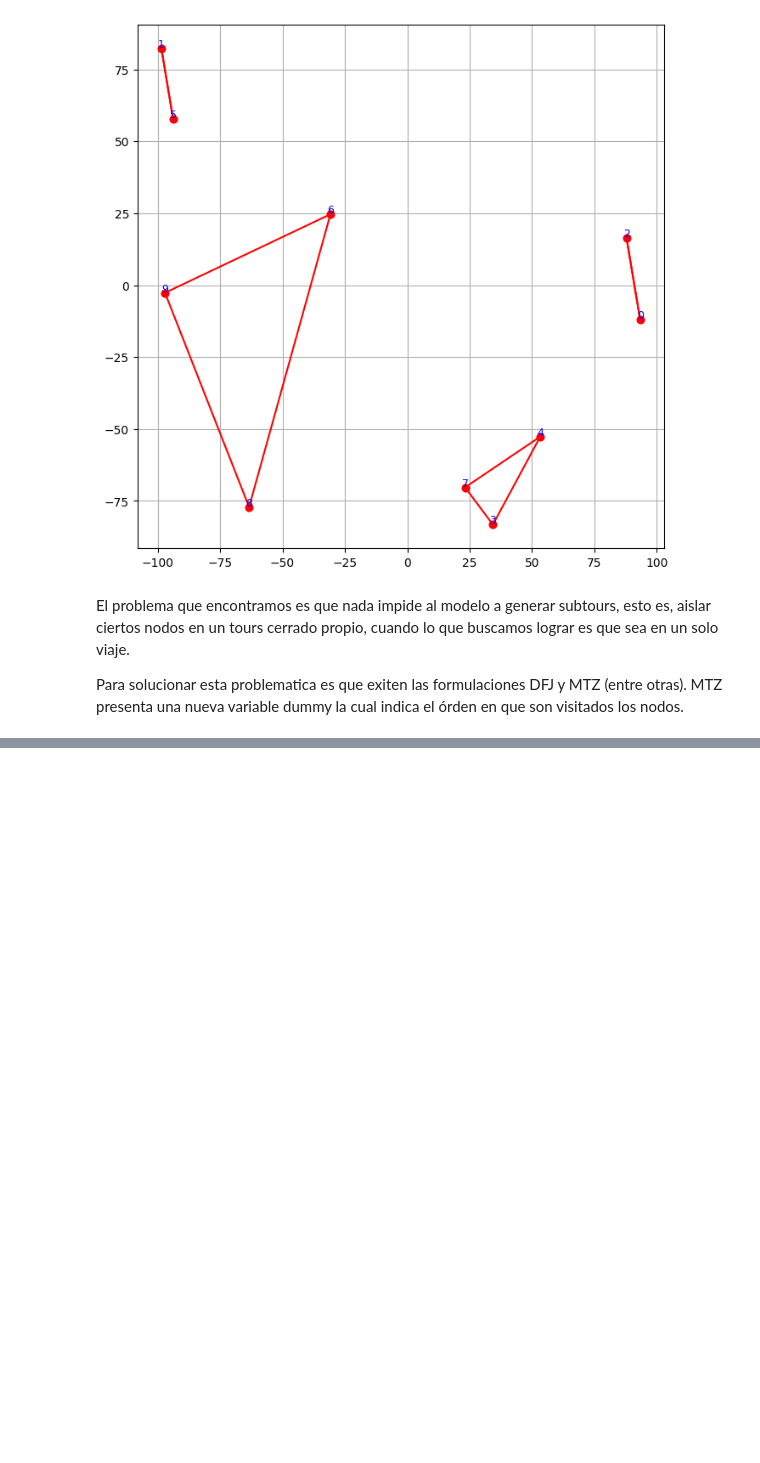
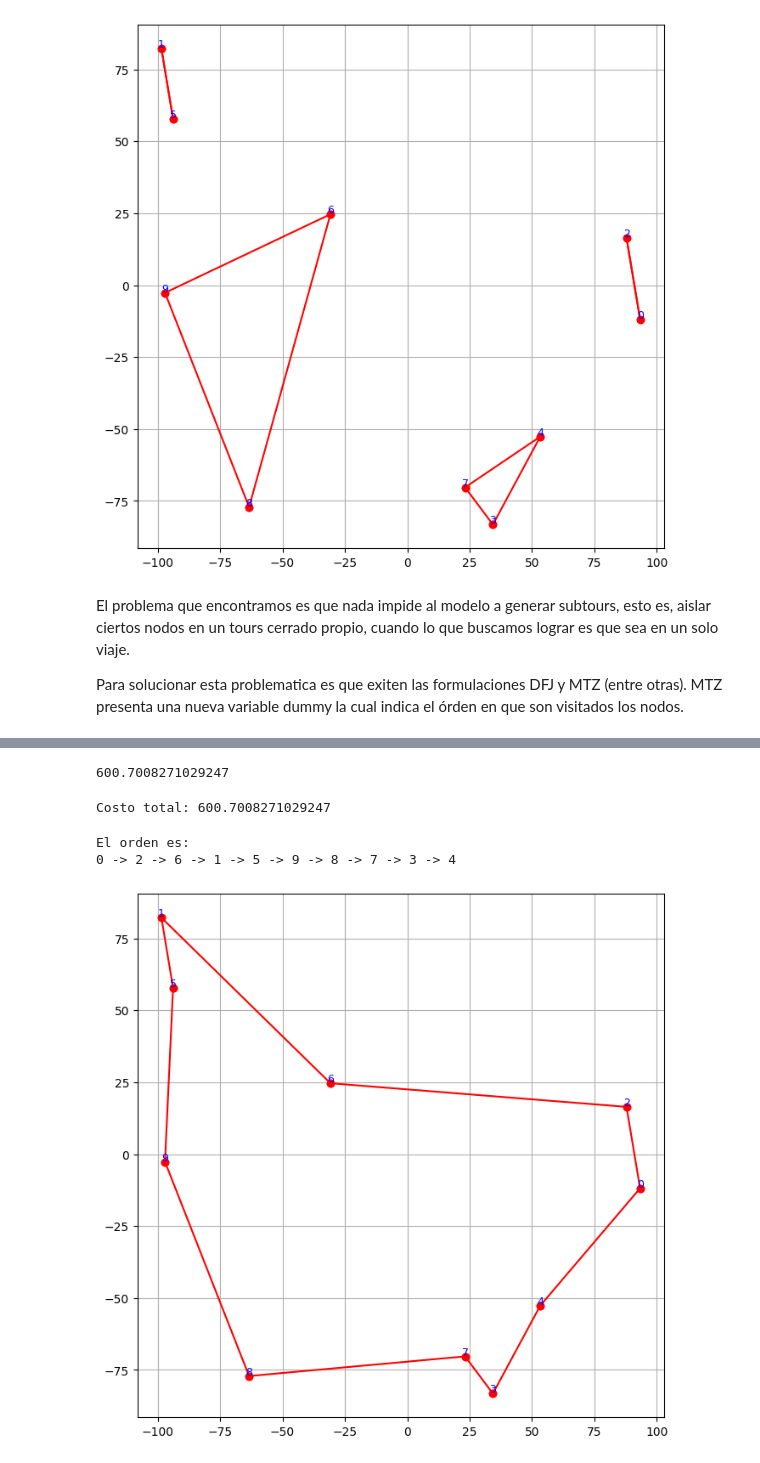
Before and after one commit to josekeh/InvestigacionOperativa, a Jupyter notebook: src/TSP-VRP.ipynb, the cells around one changed output, grey strips where cells are left out. Saved outputs shown, nothing was run; the diff lists cells and outputs as text; code cells hidden in the pictures; blank space fills up the shorter version.

```diff
--- a/src/TSP-VRP.ipynb
+++ b/src/TSP-VRP.ipynb
@@ -187,0 +198,36 @@ Para solucionar esta problematica es que exiten las formulaciones DFJ y MTZ (ent
+# %%
+# Definimos el modelo
+modelo_mtz = pywraplp.Solver.CreateSolver('SAT')
+
+list_index_puntos = list(puntos.index)
+
+# uso n como n-1 ya que arranco de indice 0 en la lista. Por esto en mtz no resto 1 ni en u_i
+n = max(list_index_puntos)
+
+# Definimos variables
+
+x_ij={i:{j: modelo_mtz.IntVar(0,1,'x_'+str(i)+'_'+str(j)) for j in points_sub(list_index_puntos, i)} for i in list_index_puntos}
+u_i = {i: modelo_mtz.IntVar(1,n,'u_'+str(i)) for i in points_sub(list_index_puntos, 0)}
+
+# Definimos la función objetivo
+obj_expr = sum(x_ij[i][j] * distancias[i][j] for i in list_index_puntos for j in points_sub(list_index_puntos, i))
+
+
+#Restricciones:
+
+#1
+for j in list_index_puntos:
+    modelo_mtz.Add(sum(x_ij[i][j] for i in points_sub(list_index_puntos, j)) == 1)
+
+#2
+for i in list_index_puntos:
+    modelo_mtz.Add(sum(x_ij[i][j] for j in points_sub(list_index_puntos, i)) == 1)
+
+#3
+for i in points_sub(list_index_puntos, 0):
+    for j in points_sub(points_sub(list_index_puntos, 0), i):
+        modelo_mtz.Add(u_i[i] - u_i[j] + 1 <= n * (1- x_ij[i][j]))
+
+
+# Solver
+modelo_mtz.Minimize(obj_expr)
@@ -187,0 +237,32 @@ Para solucionar esta problematica es que exiten las formulaciones DFJ y MTZ (ent
+# %%
+modelo_mtz.Objective().Value()
+# %% [output]
+600.7008271029247
+# %%
+if status == pywraplp.Solver.OPTIMAL:
+    print("Costo total:", modelo_mtz.Objective().Value())
+else:
+    print("No se encontró solución óptima.")
+# %% [output]
+Costo total: 600.7008271029247
+# %%
+valores_u = {i: u_i[i].solution_value() for i in u_i}
+orden_visita = sorted(valores_u.items(), key=lambda x: x[1])
+puntos_ordenados = [str(i) for i, _ in orden_visita]
+
+print("El orden es:")
+print("0","->", " -> ".join(puntos_ordenados))
+# %% [output]
+El orden es:
+0 -> 2 -> 6 -> 1 -> 5 -> 9 -> 8 -> 7 -> 3 -> 4
+# %%
+plt.figure(figsize=(8, 8))
+plt.grid(True)
+for i in list_index_puntos:
+    for j in points_sub(list_index_puntos, i):
+        if x_ij[i][j].SolutionValue() == 1:
+            plt.plot(puntos.iloc[[i,j]]['x'], puntos.iloc[[i,j]]['y'], 'ro-')
+            plt.text(puntos.iloc[i]['x'], puntos.iloc[i]['y'] + 0.5, str(i), ha='center', fontsize=9, color='blue')
+plt.show()
+# %% [output]
+[figure, added]
```
Also changed, not shown: parts of 3 cells of this notebook.
